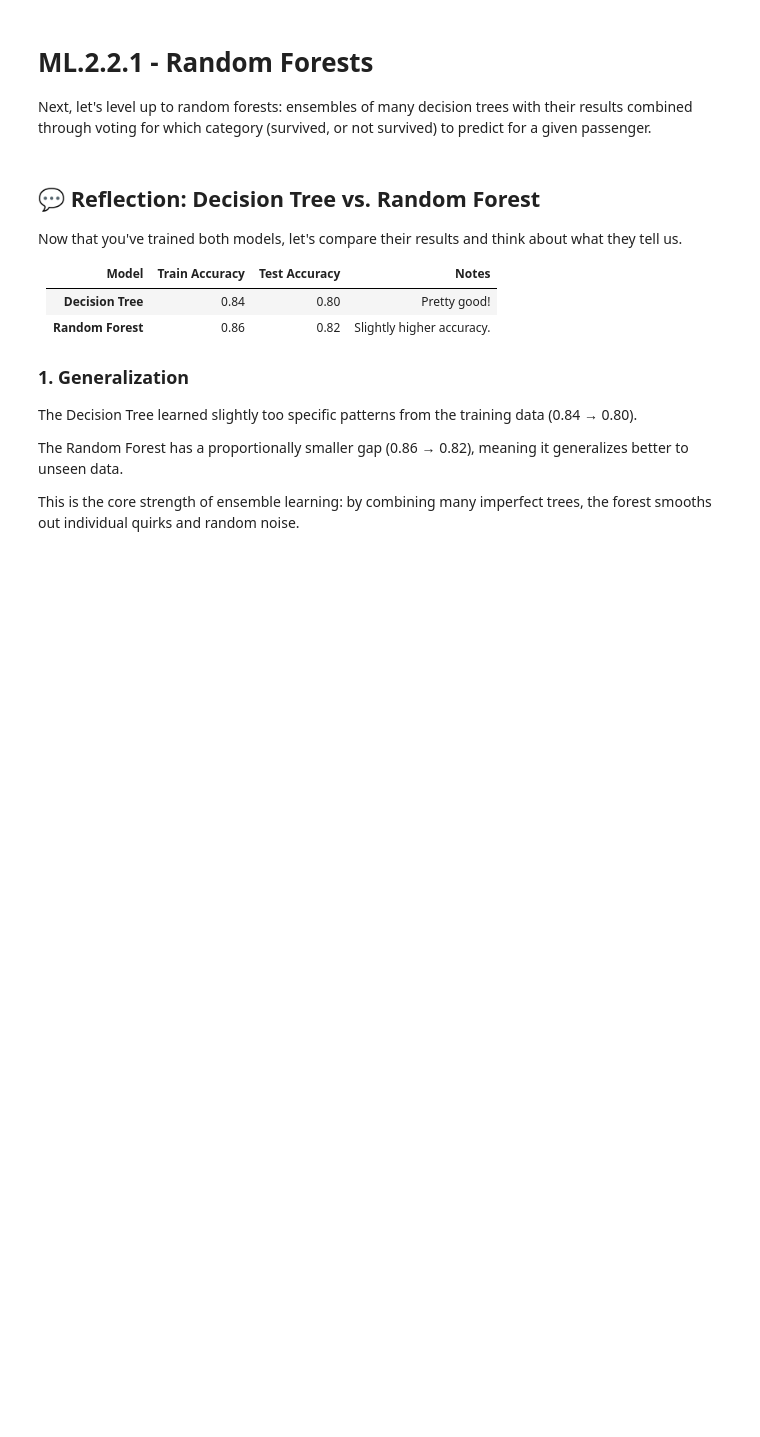
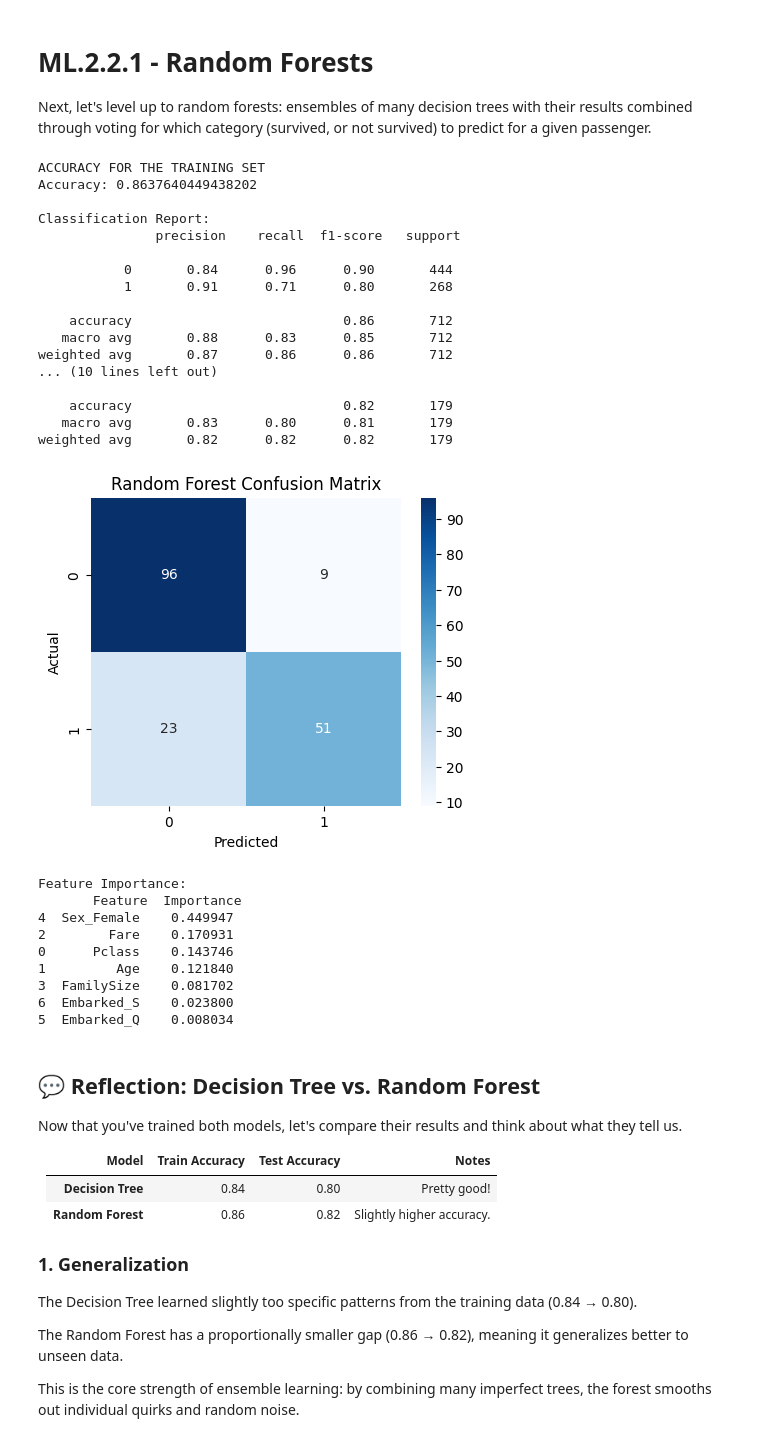
Before and after one commit to AbbyHoyt/KWK-Goldman-Sachs-ML-Titanic-Survival-Data-Decision-Trees-Random-Forests-and-K-Nearest-Neighbors, a Jupyter notebook: Abby_Hoyt_Titanic_Survival_Data_Decision_Trees,_Random_Forests,_and_K_Nearest_Neighbors.ipynb, the cells around one changed output. Drawn from its saved outputs; the diff is of its cells as text; code cells hidden in the pictures; blank space fills up the shorter version.

Commit message:
Made random forest model.

```diff
--- a/Abby_Hoyt_Titanic_Survival_Data_Decision_Trees,_Random_Forests,_and_K_Nearest_Neighbors.ipynb
+++ b/Abby_Hoyt_Titanic_Survival_Data_Decision_Trees,_Random_Forests,_and_K_Nearest_Neighbors.ipynb
@@ -337,34 +337,70 @@ X_train, X_test, y_train, y_test = train_test_split(
 
 # Step 4. Train a Random Forest model
 # TODO: Step 4 as described
+forest = RandomForestClassifier(
+    n_estimators = 100, # Number of trees in the forest.
+    max_depth = 5, #Limit tree depth to avoid overfitting.
+    min_samples_split = 5, # Min samples to split an internal node.
+    min_samples_leaf = 2, # Min samples allowed in a leaf.
+    random_state = 42,
+)
+forest.fit(X_train, y_train)
 
 # Step 5: Evaluate on the training set
 print("\nACCURACY FOR THE TRAINING SET")
 y_pred_train = forest.predict(X_train)
 print("Accuracy:", accuracy_score(y_train, y_pred_train))
 print("\nClassification Report:\n", classification_report(y_train, y_pred_train))
 
 # Step 6: Evaluate on the test set
 print("\nACCURACY FOR THE TEST SET")
 y_pred_test = forest.predict(X_test)
 print("Accuracy:", accuracy_score(y_test, y_pred_test))
 print("\nClassification Report:\n", classification_report(y_test, y_pred_test))
 
 # Step 7. Visualize the confusion matrix
 plt.figure(figsize=(5,4))
-sns.heatmap(confusion_matrix(y_test, y_pred), annot=True, fmt='d', cmap='Blues')
+sns.heatmap(confusion_matrix(y_test, y_pred_test), annot=True, fmt='d', cmap='Blues')
 plt.xlabel('Predicted')
 plt.ylabel('Actual')
 plt.title('Random Forest Confusion Matrix')
 plt.show()
 
 # Step 8. Feature importance
 importance_df = pd.DataFrame({
     "Feature": X.columns,
     "Importance": forest.feature_importances_
 }).sort_values(by="Importance", ascending=False)
 
 print("\nFeature Importance:\n", importance_df)
+# %% [output]
+ACCURACY FOR THE TRAINING SET
+Accuracy: 0.8637640449438202
+
+Classification Report:
+               precision    recall  f1-score   support
+
+           0       0.84      0.96      0.90       444
+           1       0.91      0.71      0.80       268
+
+    accuracy                           0.86       712
+   macro avg       0.88      0.83      0.85       712
+weighted avg       0.87      0.86      0.86       712
+... (10 lines left out)
+
+    accuracy                           0.82       179
+   macro avg       0.83      0.80      0.81       179
+weighted avg       0.82      0.82      0.82       179
+[figure, added]
+Feature Importance:
+       Feature  Importance
+4  Sex_Female    0.449947
+2        Fare    0.170931
+0      Pclass    0.143746
+1         Age    0.121840
+3  FamilySize    0.081702
+6  Embarked_S    0.023800
+5  Embarked_Q    0.008034
 # %% [markdown]
 ## 💬 Reflection: Decision Tree vs. Random Forest
 
```
